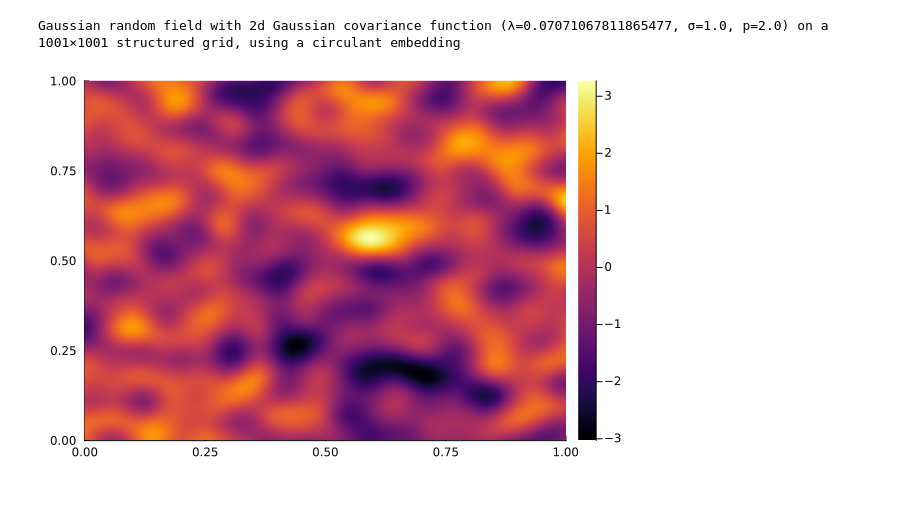
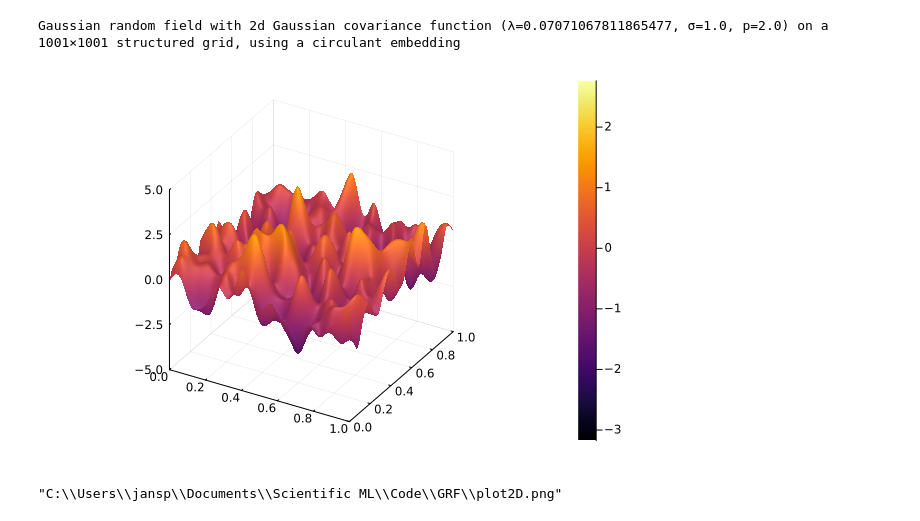
Before and after one commit to jan-spr/DeepOpLearn, a Jupyter notebook: GRFs for DeepONet - Demo.ipynb, the cells around one changed output. Drawn from its saved outputs; the diff is of its cells as text; code cells hidden in the pictures.

```diff
--- a/GRFs for DeepONet - Demo.ipynb
+++ b/GRFs for DeepONet - Demo.ipynb
@@ -80,6 +95,10 @@ grf = eval_GRF(Kernel,Dimension)
 └ @ GaussianRandomFields C:\Users\jansp\.julia\packages\GaussianRandomFields\xrE65\src\generators\circulant_embedding.jl:93
 Gaussian random field with 2d Gaussian covariance function (λ=0.07071067811865477, σ=1.0, p=2.0) on a 1001×1001 structured grid, using a circulant embedding
 # %%
-heatmap(grf)
+plot2D = surface(grf,zlims=(-5,5))
 # %% [output]
-[figure, old version]
+[figure, new version]
+# %%
+savefig(plot2D,"plot2D.png")
+# %% [output]
+"C:\\Users\\jansp\\Documents\\Scientific ML\\Code\\GRF\\plot2D.png"
```
Also changed, not shown: parts of 3 cells of this notebook.
